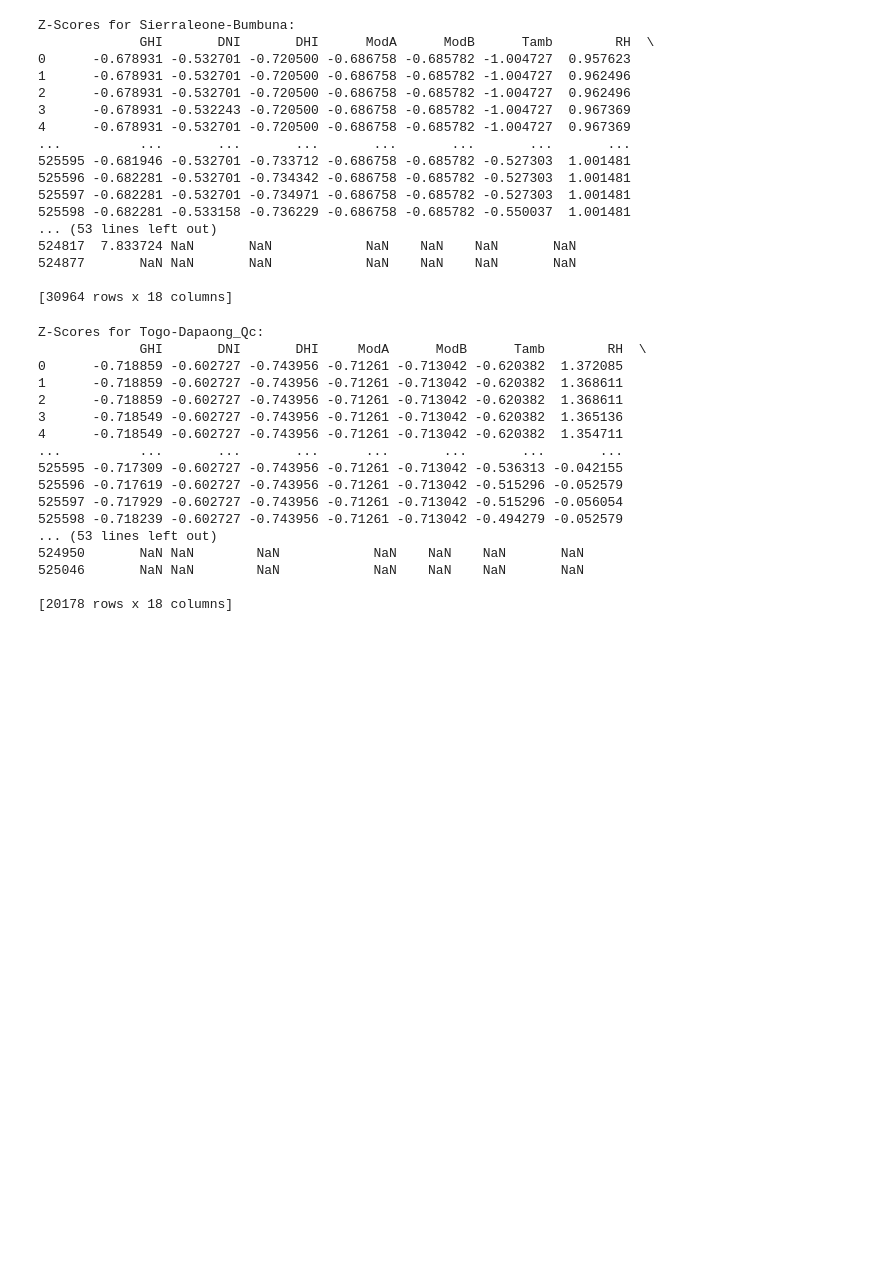
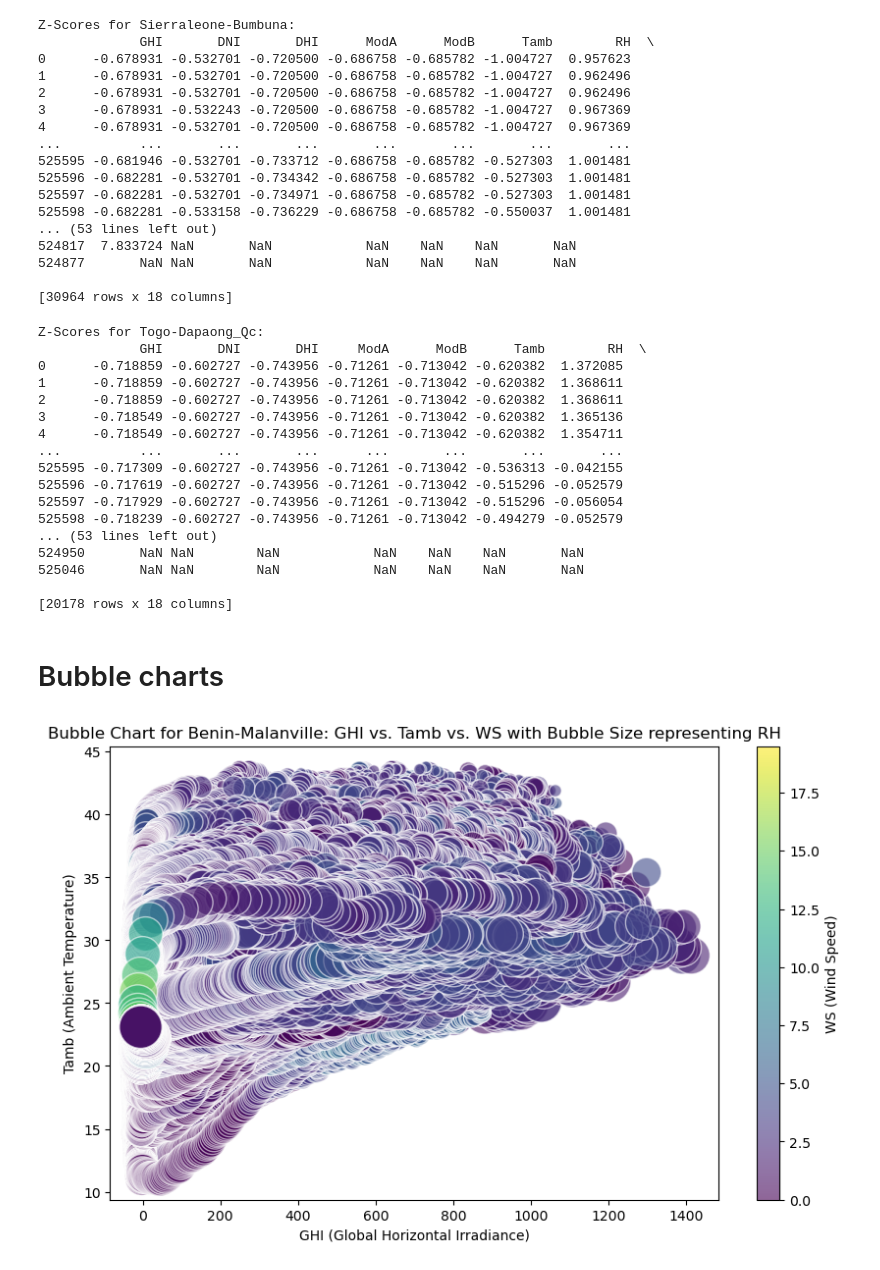
Before and after one commit to YomiyuShambel21/Solar-Radiation, a Jupyter notebook: notebooks/EDA.ipynb, the cells around one changed output. Drawn from its saved outputs; the diff is of its cells as text; code cells hidden in the pictures; blank space fills up the shorter version.

Commit message:
bubble chart

```diff
--- a/notebooks/EDA.ipynb
+++ b/notebooks/EDA.ipynb
@@ -754,3 +754,23 @@ Z-Scores for Togo-Dapaong_Qc:
 525046       NaN NaN        NaN            NaN    NaN    NaN       NaN
 
 [20178 rows x 18 columns]
+# %% [markdown]
+# Bubble charts
+# %%
+plt.figure(figsize=(10, 6))
+
+# Scatter plot with bubble size based on RH or BP
+plt.scatter(data['GHI'], data['Tamb'], s=data['RH']*10, c=data['WS'], alpha=0.6, cmap='viridis', edgecolors='w')
+
+# Labeling the axes
+plt.xlabel('GHI (Global Horizontal Irradiance)')
+plt.ylabel('Tamb (Ambient Temperature)')
+plt.title('Bubble Chart for Benin-Malanville: GHI vs. Tamb vs. WS with Bubble Size representing RH')
+
+# Add color bar to indicate WS values
+plt.colorbar(label='WS (Wind Speed)')
+
+# Display the plot
+plt.show()
+# %% [output]
+[figure, added]
```
Also changed, not shown: parts of 3 cells of this notebook.
